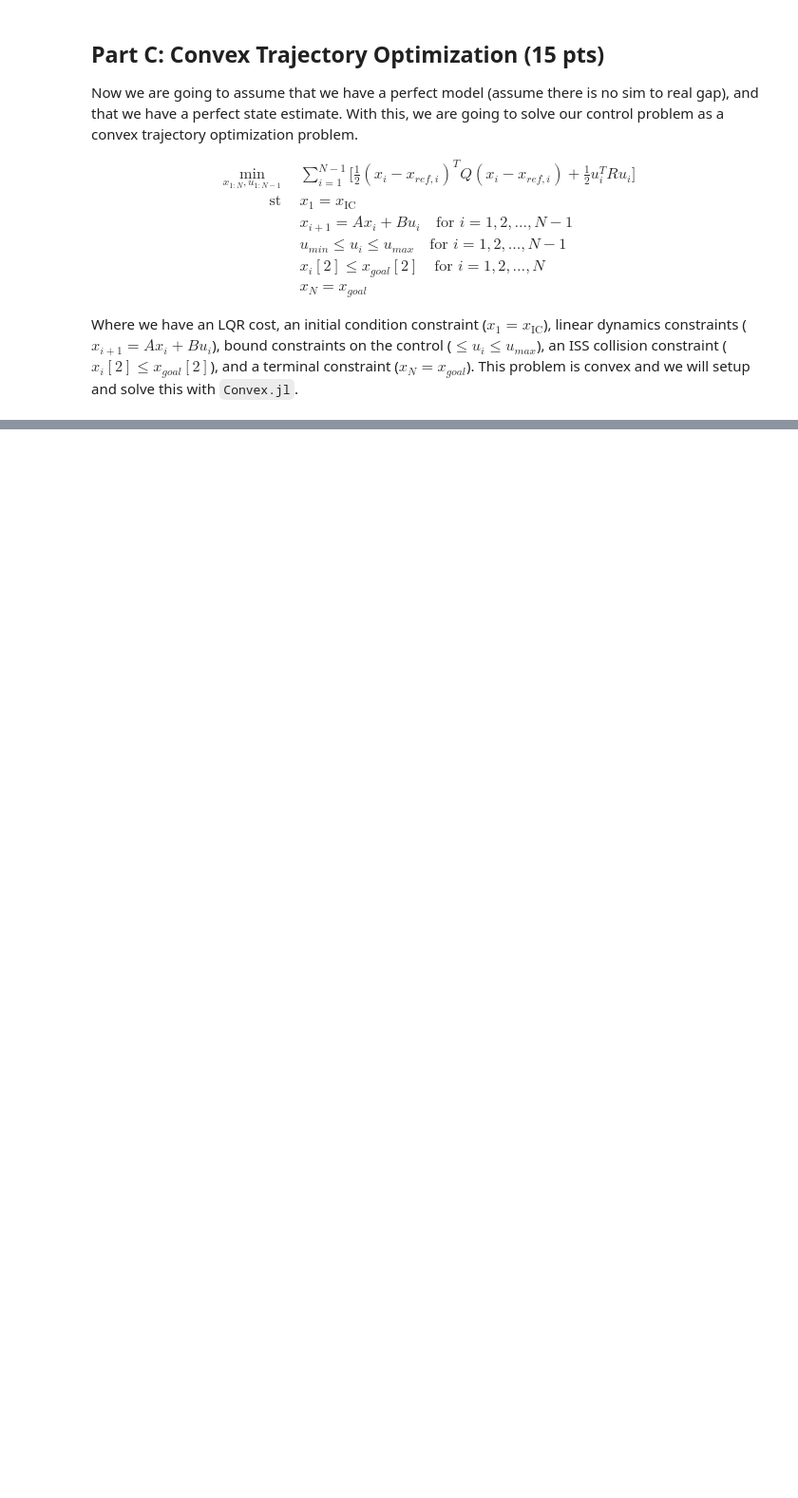
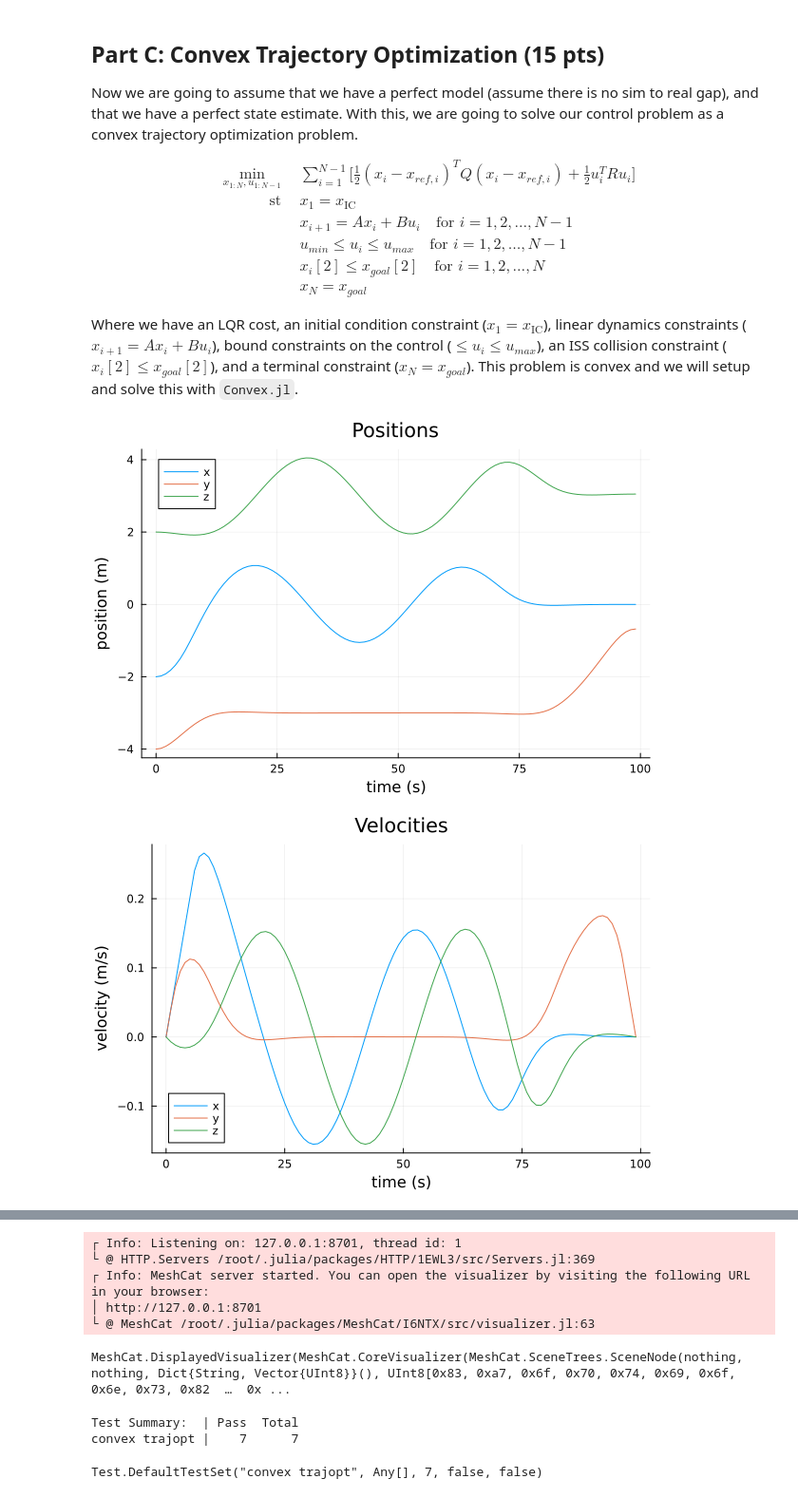
Before and after one commit to stevenwman/OCRL2024, a Jupyter notebook: HW/HW2_S24/Q3.ipynb, the cells around one changed output, grey strips where cells are left out. Shown: that part at 95% size. Saved outputs shown, nothing was run; the diff lists cells and outputs as text; code cells hidden in the pictures; blank space fills up the shorter version.

```diff
--- a/HW/HW2_S24/Q3.ipynb
+++ b/HW/HW2_S24/Q3.ipynb
@@ -306,11 +299,23 @@ function convex_trajopt(A::Matrix, # discrete dynamics A
 
     # TODO: implement cost
     obj = 0
+    for k = 1:(N-1)
+        obj += 1/2*cvx.quadform(X[:,k]-X_ref[k],Q) + 1/2*cvx.quadform(U[:,k],R)
+    end
 
     # create problem with objective
     prob = cvx.minimize(obj)
 
     # TODO: add constraints with prob.constraints +=
+    prob.constraints += (X[:,1]==x0) + (X[:,N]==xg)
+    # prob.constraint += (U - u_max <= 0) + (u_min - U <= 0)
+
+    for k = 1:(N-1)
+        # dynamics constraints
+        prob.constraints += (X[:,k+1] == A * X[:,k] + B * U[:,k])
+        prob.constraints += (U[:,k] - u_max <= 0) + (u_min - U[:,k] <= 0)
+        prob.constraints += (X[2,k] - xg[2] <= 0)
+    end
 
     cvx.solve!(prob, ECOS.Optimizer; silent_solver = true)
 
@@ -347,7 +352,7 @@ end
     X_ref = desired_trajectory(x0,xg,N,dt)
 
     # solve convex trajectory optimization problem
-    X_cvx, U_cvx = convex_trajopt(A,B,X_ref, x0,xg,u_min,u_max,N)
+    X_cvx, U_cvx = convex_trajopt(A,B,X_ref,x0,xg,u_min,u_max,N)
 
     X_sim = [zeros(nx) for i = 1:N]
     X_sim[1] = x0
@@ -358,30 +363,33 @@ end
     # -------------plotting/animation---------------------------
     Xm = mat_from_vec(X_sim)
     Um = mat_from_vec(U_cvx)
     display(plot(t_vec,Xm[1:3,:]',title = "Positions",
                  xlabel = "time (s)", ylabel = "position (m)",
                  label = ["x" "y" "z"]))
     display(plot(t_vec,Xm[4:6,:]',title = "Velocities",
             xlabel = "time (s)", ylabel = "velocity (m/s)",
                  label = ["x" "y" "z"]))
     display(plot(t_vec[1:end-1],Um',title = "Control",
             xlabel = "time (s)", ylabel = "thrust (N)",
                  label = ["x" "y" "z"]))
 
 
     display(animate_rendezvous(X_sim, X_ref, dt;show_reference = false))
     # -------------plotting/animation---------------------------
 
 
     @test maximum(norm.( X_sim .- X_cvx, Inf)) < 1e-3
     @test norm(X_sim[end] - xg) < 1e-3 # goal
     xs=[x[1] for x in X_sim]
     ys=[x[2] for x in X_sim]
     zs=[x[3] for x in X_sim]
     @test maximum(ys) <= (xg[2] + 1e-3)
     @test maximum(zs) >= 4 # check to see if you did the circle
     @test minimum(zs) <= 2 # check to see if you did the circle
     @test maximum(xs) >= 1 # check to see if you did the circle
     @test maximum(norm.(U_cvx,Inf)) <= 0.4 + 1e-3 # control constraints satisfied
 
 end
+# %% [output]
+[figure, added]
+[figure, added]
@@ -388,3 +397,12 @@ end
+┌ Info: Listening on: 127.0.0.1:8701, thread id: 1
+└ @ HTTP.Servers /root/.julia/packages/HTTP/1EWL3/src/Servers.jl:369
+┌ Info: MeshCat server started. You can open the visualizer by visiting the following URL in your browser:
+│ http://127.0.0.1:8701
+└ @ MeshCat /root/.julia/packages/MeshCat/I6NTX/src/visualizer.jl:63
+MeshCat.DisplayedVisualizer(MeshCat.CoreVisualizer(MeshCat.SceneTrees.SceneNode(nothing, nothing, Dict{String, Vector{UInt8}}(), UInt8[0x83, 0xa7, 0x6f, 0x70, 0x74, 0x69, 0x6f, 0x6e, 0x73, 0x82  …  0x ...
+Test Summary:  | Pass  Total
+convex trajopt |    7      7
+Test.DefaultTestSet("convex trajopt", Any[], 7, false, false)
 # %% [markdown]
 ## Part D (5 pts): Short answer
 
```
Also changed, not shown: parts of 5 cells of this notebook, 1 other file.
